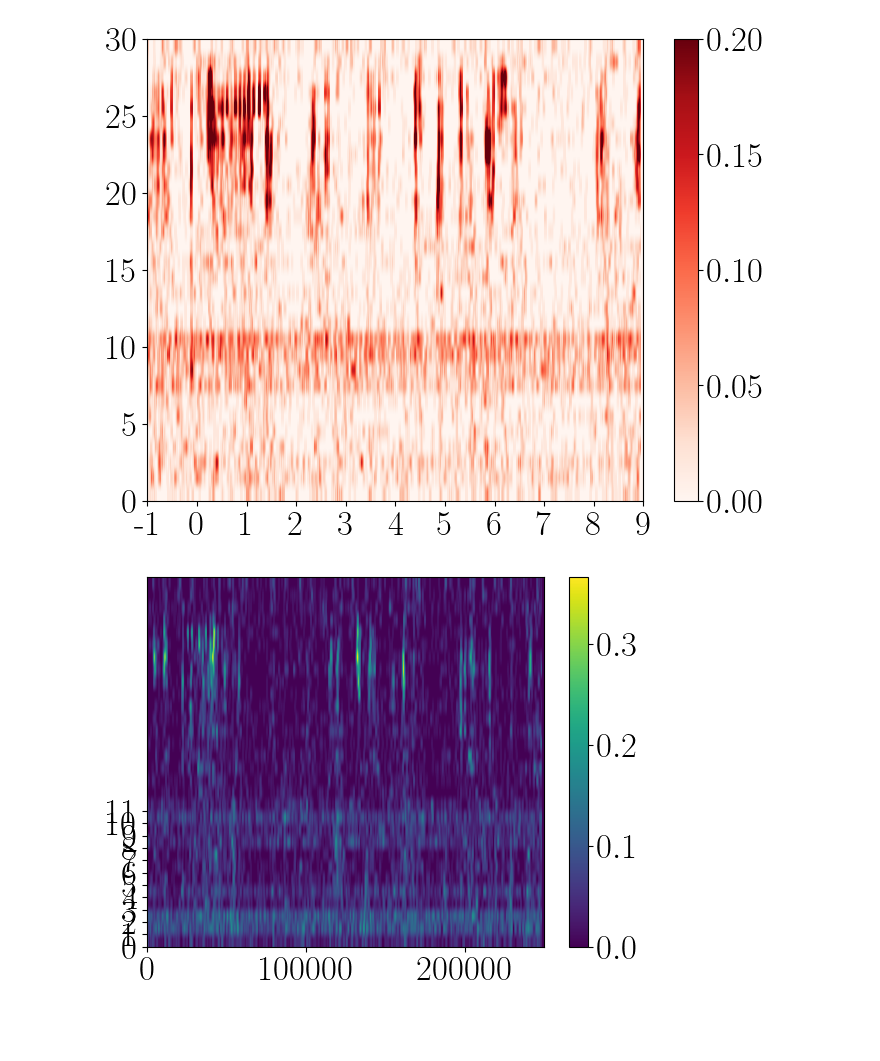
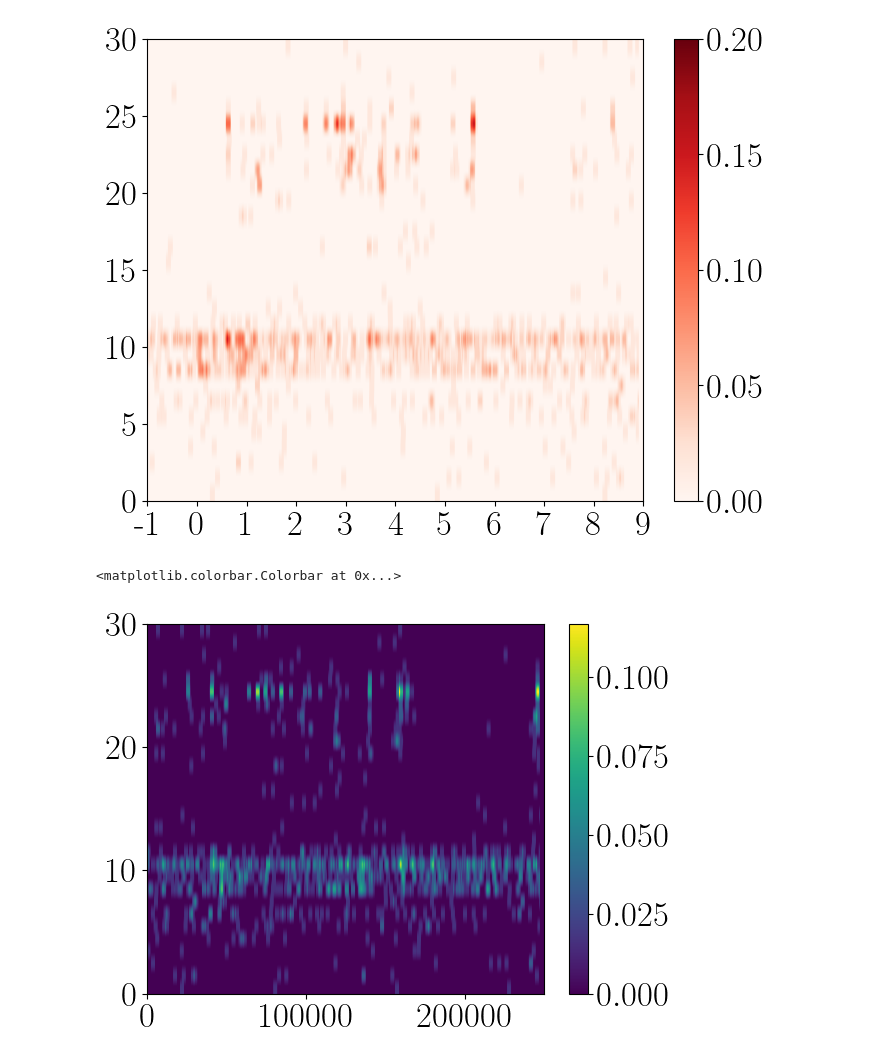
Before and after one commit to benedetta-mariani/Mariani_et_al_2026-Plos_Comp_Bio, a Jupyter notebook: Figure 5 model.ipynb, the cells around one changed output. Drawn from its saved outputs; the diff is of its cells as text; code cells hidden in the pictures; blank space fills up the shorter version.

```diff
--- a/Figure 5 model.ipynb
+++ b/Figure 5 model.ipynb
@@ -51,7 +51,7 @@ import scipy.signal as ss
 import mat73
 
 thalamus = True
-start = 0
+start = int(input('insert start'))
 if not thalamus:
     rat = 4
 
@@ -60,10 +60,8 @@ if not thalamus:
     data = data_dict['amplifier_data']
     stim = data_dict['adc_data']
     indexes = (np.where(stim> 1.5)[0])[np.where(np.diff(np.where(stim> 1.5)[0])>1)]
-
     indexes = np.array(indexes.tolist() + [int(indexes[-1] + np.diff(indexes)[-1])]) - 125
     fs = 25000
-
 
 if thalamus:
     rat = int(input('rat'))
@@ -82,7 +85,7 @@ import numpy as np
 import scipy.signal as ss
 import scipy.signal as ss
 fs = 25000
-nTrials = 28
+nTrials = len(indexes) -2
 nchan = 30
 nchan_c = 27
 import scipy.signal as ss
@@ -90,7 +93,9 @@ import scipy.signal as ss
 
 fs = 25000
 nyq = 0.5*fs
-T =10
+#T =10
+T =int(input('insert T'))
+print(f'Note :: T = {T}')
 
 low = 300/nyq
 high = 3000/nyq
@@ -112,21 +124,8 @@ else:
 nch = spikesTrials.shape[1]
 num = spikesTrials.shape[0]
 binspikes =  np.zeros((num,nch,spikesTrials.shape[2]), dtype = int)
-soglia = 3
+soglia = 4
 for r in range(num):
     for ch in range(nch):
         binspikes[r,ch,:] = findpeaks(spikesTrials[r,ch,:],Thres(soglia,spikesTrials[r,ch,:]),"neg", dist=10)
-# %%
-def compute_fr_v(data, mean_interspike_time, coef):
-    ev = data
-    #ev = np.sum(data, axis=1).astype(int)
-    T = int(mean_interspike_time * coef)
-
-    cumsum = np.cumsum(np.insert(ev, 0, 0))
-    density = (cumsum[T:] - cumsum[:-T]) / T
-
-    # padding finale per mantenere stessa lunghezza
-    density = np.concatenate([density, np.zeros(T-1)])
-
-    return density
 # %%
@@ -169,14 +174,15 @@ plt.colorbar()
 # %%
 plt.figure(figsize=(8,6))
-trial =4
+trial=12
 plt.imshow(total_f[trial,::-1,]*25, aspect='auto',extent= [0,25000*10,0,30,], vmax=0.2, cmap='Reds');
 plt.colorbar()
 plt.xticks(np.arange(0,25000*11,25000),labels = (np.arange(0,25000*11,25000)/25000-1).astype(int));
 # %% [output]
-[figure, old version]
+[figure, new version]
 # %%
-plt.imshow(total_f[2,::-1,]*25, aspect='auto',extent= [0,25000*10,0,30,]);
+plt.imshow(total_f[13,::-1,]*25, aspect='auto',extent= [0,25000*10,0,30,]);
 plt.colorbar()
-plt.yticks(np.arange(0,12,1));
+#plt.yticks(np.arange(0,12,1));
 # %% [output]
+<matplotlib.colorbar.Colorbar at 0x...>
-[figure, old version]
+[figure, new version]
```
Also changed, not shown: parts of 98 cells of this notebook, 1 other file.
